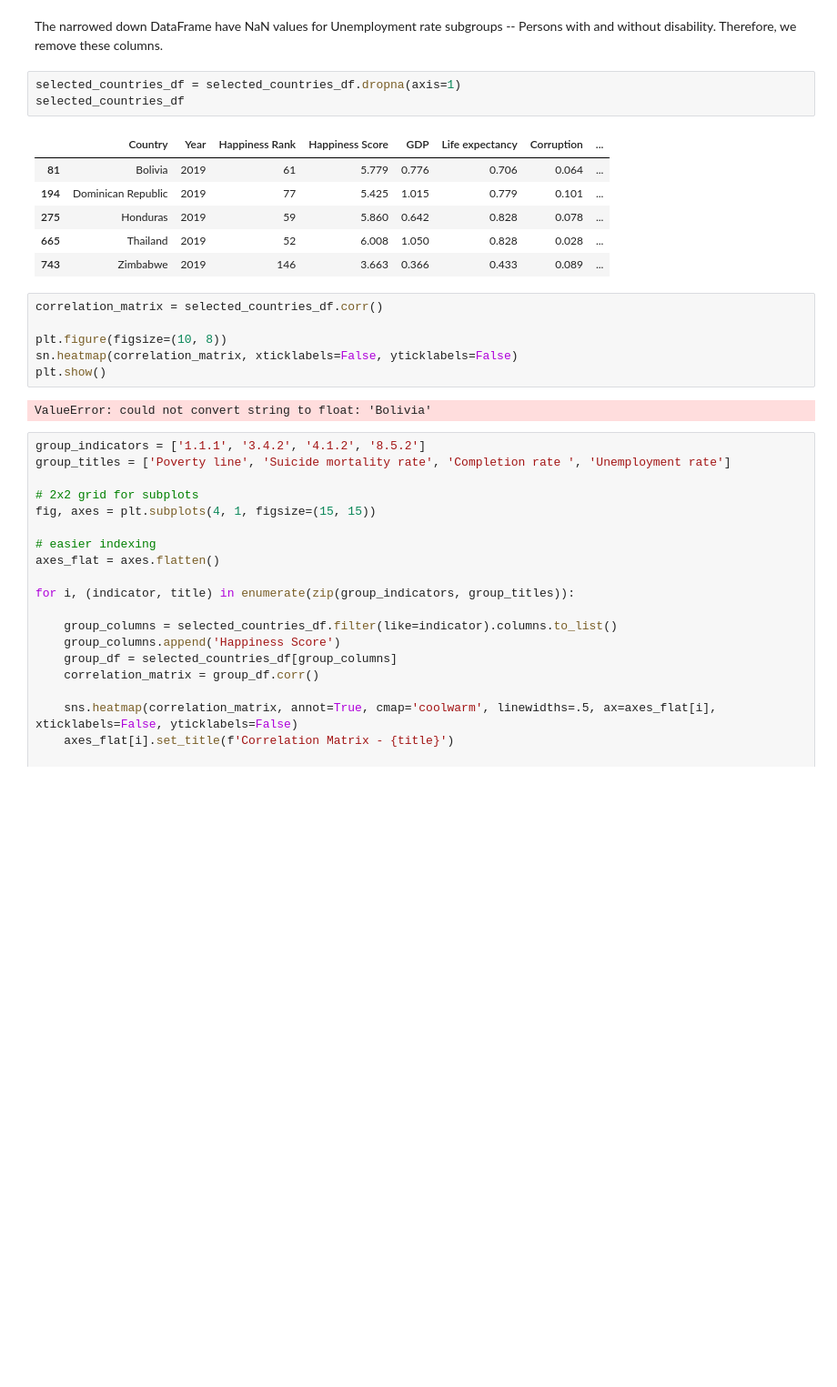
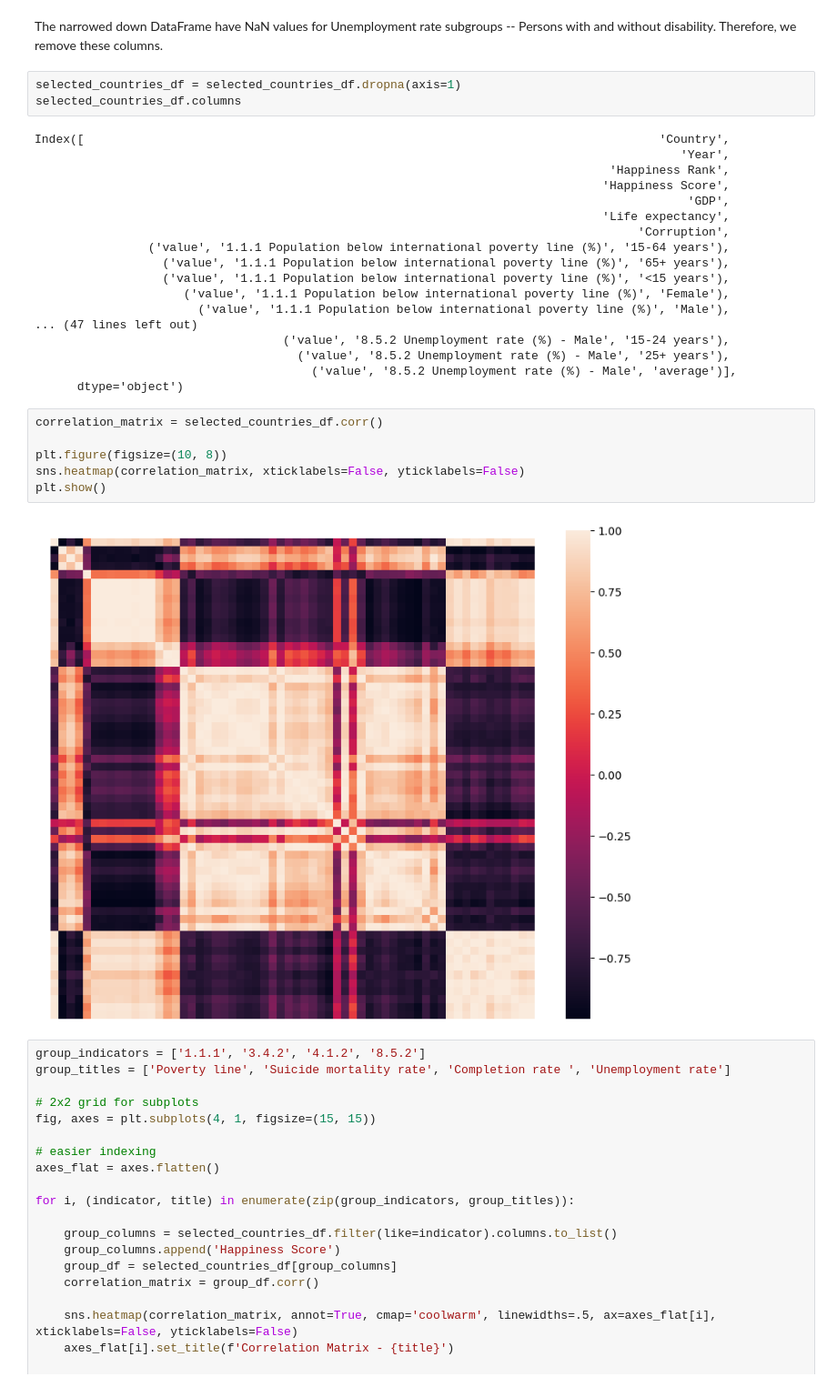
Before and after one commit to lboekestein/DWproject, a Jupyter notebook: src/dataexploring.ipynb, the cells around one changed output. Shown at 91% size. Drawn from its saved outputs; the diff is of its cells as text; blank space fills up the shorter version.

```diff
--- a/src/dataexploring.ipynb
+++ b/src/dataexploring.ipynb
@@ -381,22 +381,33 @@ selected_countries_df
 The narrowed down DataFrame have NaN values for Unemployment rate subgroups -- Persons with and without disability. Therefore, we remove these columns.
 # %%
 selected_countries_df = selected_countries_df.dropna(axis=1)
-selected_countries_df
+selected_countries_df.columns
 # %% [output]
-|  | Country | Year | Happiness Rank | Happiness Score | GDP | Life expectancy | Corruption | ... |
-| 81 | Bolivia | 2019 | 61 | 5.779 | 0.776 | 0.706 | 0.064 | ... |
-| 194 | Dominican Republic | 2019 | 77 | 5.425 | 1.015 | 0.779 | 0.101 | ... |
-| 275 | Honduras | 2019 | 59 | 5.860 | 0.642 | 0.828 | 0.078 | ... |
-| 665 | Thailand | 2019 | 52 | 6.008 | 1.050 | 0.828 | 0.028 | ... |
-| 743 | Zimbabwe | 2019 | 146 | 3.663 | 0.366 | 0.433 | 0.089 | ... |
+Index([                                                                                 'Country',
+                                                                                           'Year',
+                                                                                 'Happiness Rank',
+                                                                                'Happiness Score',
+                                                                                            'GDP',
+                                                                                'Life expectancy',
+                                                                                     'Corruption',
+                ('value', '1.1.1 Population below international poverty line (%)', '15-64 years'),
+                  ('value', '1.1.1 Population below international poverty line (%)', '65+ years'),
+                  ('value', '1.1.1 Population below international poverty line (%)', '<15 years'),
+                     ('value', '1.1.1 Population below international poverty line (%)', 'Female'),
+                       ('value', '1.1.1 Population below international poverty line (%)', 'Male'),
+... (47 lines left out)
+                                   ('value', '8.5.2 Unemployment rate (%) - Male', '15-24 years'),
+                                     ('value', '8.5.2 Unemployment rate (%) - Male', '25+ years'),
+                                       ('value', '8.5.2 Unemployment rate (%) - Male', 'average')],
+      dtype='object')
 # %%
 correlation_matrix = selected_countries_df.corr()
 
 plt.figure(figsize=(10, 8))
-sn.heatmap(correlation_matrix, xticklabels=False, yticklabels=False)
+sns.heatmap(correlation_matrix, xticklabels=False, yticklabels=False)
 plt.show()
 # %% [output]
-ValueError: could not convert string to float: 'Bolivia'
+[figure, added]
 # %%
 group_indicators = ['1.1.1', '3.4.2', '4.1.2', '8.5.2']
 group_titles = ['Poverty line', 'Suicide mortality rate', 'Completion rate ', 'Unemployment rate']
```
Also changed, not shown: parts of 5 cells of this notebook, 14 other files.
